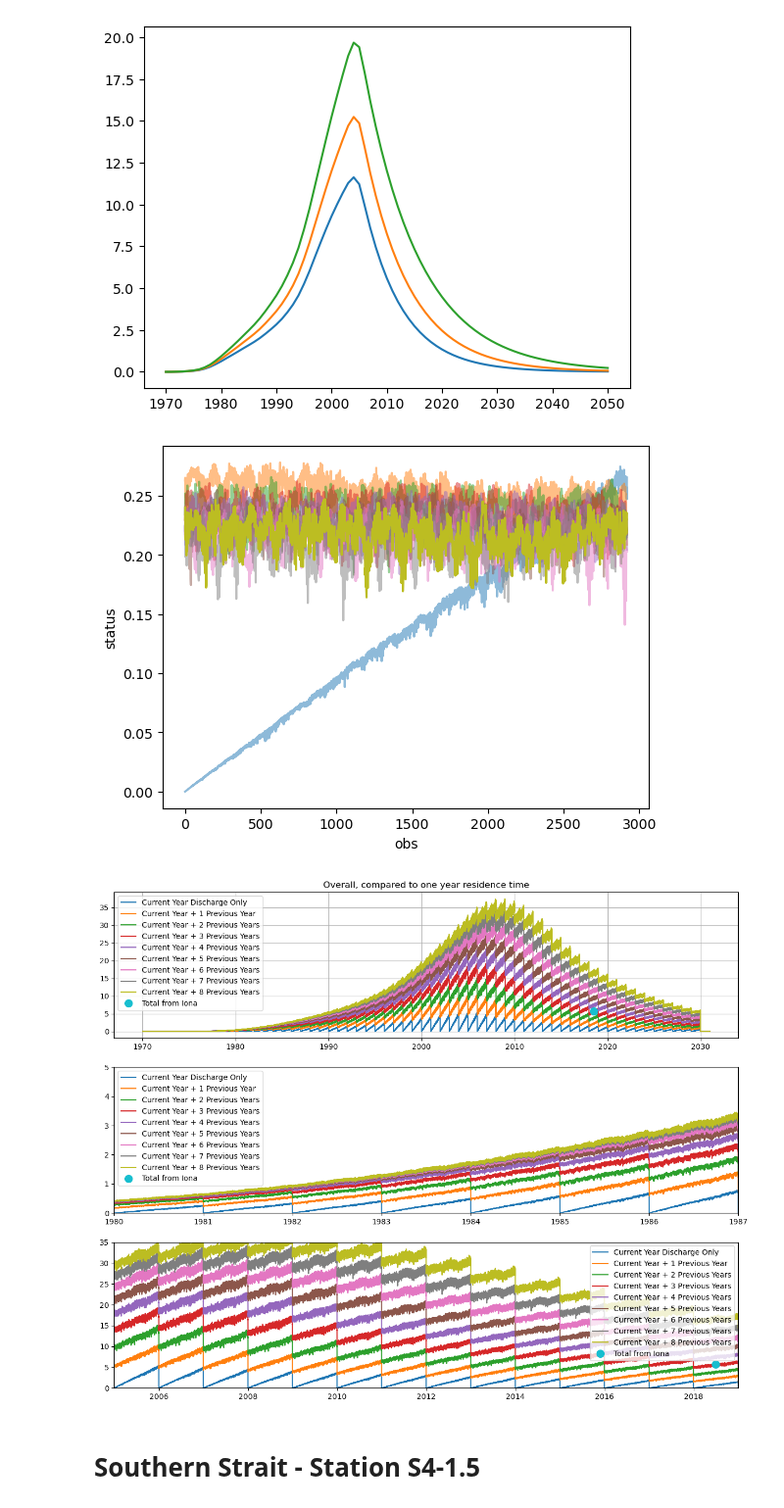
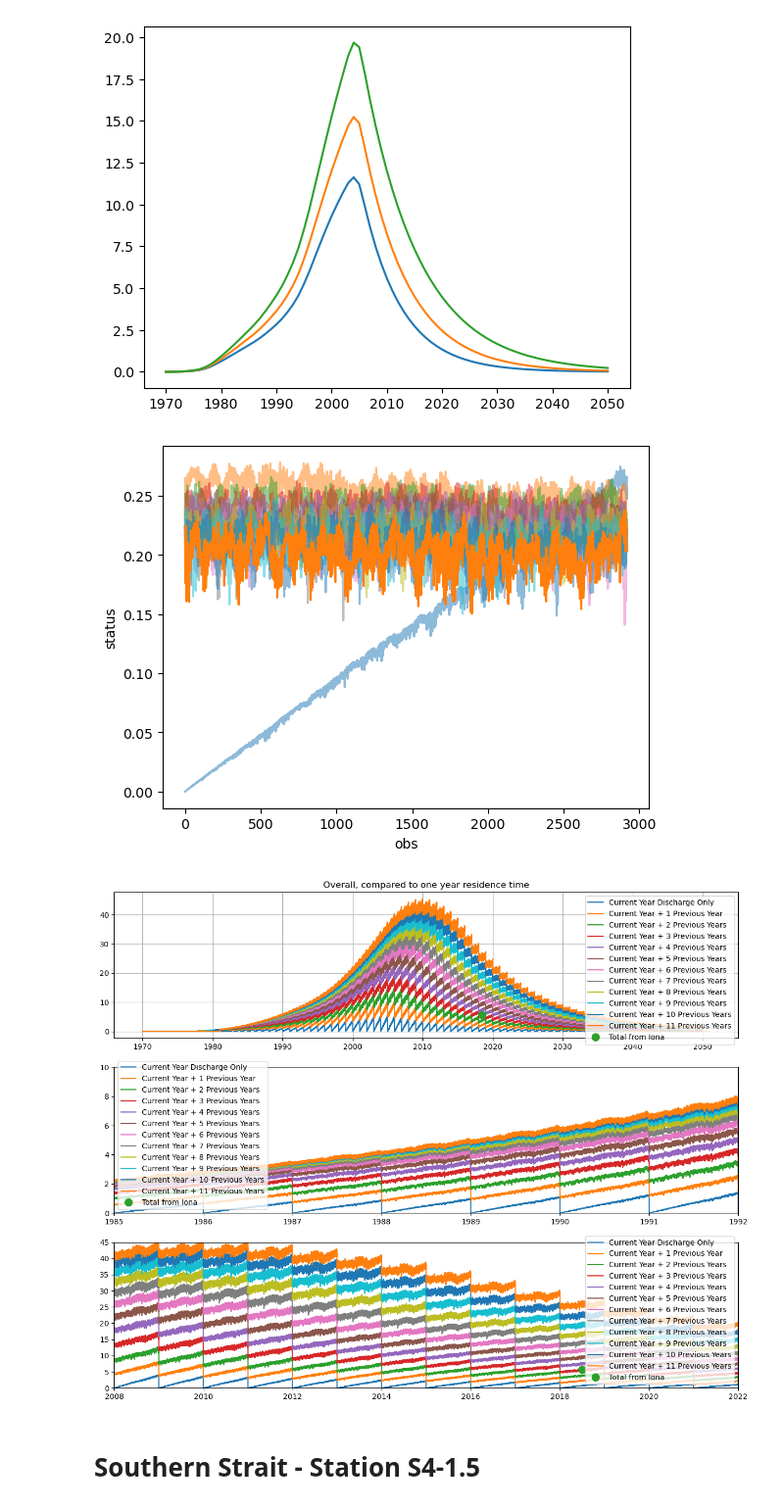
Before and after one commit to SalishSeaCast/analysis-vicente, a Jupyter notebook: Ocean_Parcels/PBDE_simulations/model_time_series_target.ipynb, the cells around one changed output. Shown at 98% size. Saved outputs shown, nothing was run; the diff lists cells and outputs as text; code cells hidden in the pictures.

```diff
--- a/Ocean_Parcels/PBDE_simulations/model_time_series_target.ipynb
+++ b/Ocean_Parcels/PBDE_simulations/model_time_series_target.ipynb
@@ -20,5 +20,10 @@ file_year6 = '/home/vvalenzuela/MOAD/Ocean_Parcels/Results_Final_Versions/Versio
 file_year7 = '/home/vvalenzuela/MOAD/Ocean_Parcels/Results_Final_Versions/Version_4_final/Simulation_V4_year_7.nc'
 file_year8 = '/home/vvalenzuela/MOAD/Ocean_Parcels/Results_Final_Versions/Version_4_final/Simulation_V4_year_8.nc'
 file_year9 = '/home/vvalenzuela/MOAD/Ocean_Parcels/Results_Final_Versions/Version_4_final/Simulation_V4_year_9.nc'
+file_year10 = '/home/vvalenzuela/MOAD/Ocean_Parcels/Results_Final_Versions/Version_4_final/Simulation_V4_year_10.nc'
+file_year11 = '/home/vvalenzuela/MOAD/Ocean_Parcels/Results_Final_Versions/Version_4_final/Simulation_V4_year_11.nc'
+file_year12 = '/home/vvalenzuela/MOAD/Ocean_Parcels/Results_Final_Versions/Version_4_final/Simulation_V4_year_12.nc'
+# %%
+max_year = 2050
 # %%
 output = pd.read_excel('/ocean/vvalenzuela/MOAD/analysis-vicente/Ocean_Parcels/PBDE_simulations/Data_BDE_99_Min_Best_Max.xlsx')
@@ -51,6 +71,9 @@ year6 = xr.open_dataset(file_year6)
 year7 = xr.open_dataset(file_year7)
 year8 = xr.open_dataset(file_year8)
 year9 = xr.open_dataset(file_year9)
+year10 = xr.open_dataset(file_year10)
+year11 = xr.open_dataset(file_year11)
+year12 = xr.open_dataset(file_year12)
 # %%
 def pad_year(year, conversion, ts_full_yr1):
     ts_full_yeard = (year.status == 2).sum(axis=0) * conversion
@@ -70,6 +93,9 @@ ts_full_yr6 = pad_year(year6, conversion, ts_full_yr1)
 ts_full_yr7 = pad_year(year7, conversion, ts_full_yr1)
 ts_full_yr8 = pad_year(year8, conversion, ts_full_yr1)
 ts_full_yr9 = pad_year(year9, conversion, ts_full_yr1)
+ts_full_yr10 = pad_year(year10, conversion, ts_full_yr1)
+ts_full_yr11 = pad_year(year11, conversion, ts_full_yr1)
+ts_full_yr12 = pad_year(year12, conversion, ts_full_yr1)
 # %%
 fig, ax = plt.subplots(1, 1)
 ts_full_yr1.plot(ax=ax, alpha=0.5);
@@ -80,8 +106,11 @@ ax.plot(ts_full_yr5, alpha=0.5);
 ax.plot(ts_full_yr6, alpha=0.5);
 ax.plot(ts_full_yr7, alpha=0.5);
 ax.plot(ts_full_yr8, alpha=0.5);
-ax.plot(ts_full_yr9);
+ax.plot(ts_full_yr9, alpha = .5);
+ax.plot(ts_full_yr10, alpha = .5);
+ax.plot(ts_full_yr11, alpha = .5);
+ax.plot(ts_full_yr12);
 # %% [output]
-[figure, old version]
+[figure, new version]
 # %%
 one_year = 365 * 8
@@ -132,26 +177,30 @@ for year in range(1978, 2030):
 # %%
 fig, axs = plt.subplots(3, 1, figsize=(15, 12))
 for ax in axs:
-    ax.plot(np.arange(1970, 2031, 1/(8*365)), zero_values, label="Current Year Discharge Only");
-    ax.plot(np.arange(1970, 2031, 1/(8*365)), one_values, label="Current Year + 1 Previous Year");
-    ax.plot(np.arange(1970, 2031, 1/(8*365)), two_values, label="Current Year + 2 Previous Years");
-    ax.plot(np.arange(1970, 2031, 1/(8*365)), three_values, label="Current Year + 3 Previous Years")
-    ax.plot(np.arange(1970, 2031, 1/(8*365)), four_values, label="Current Year + 4 Previous Years")
-    ax.plot(np.arange(1970, 2031, 1/(8*365)), five_values, label="Current Year + 5 Previous Years")
-    ax.plot(np.arange(1970, 2031, 1/(8*365)), six_values, label="Current Year + 6 Previous Years")
-    ax.plot(np.arange(1970, 2031, 1/(8*365)), seven_values, label="Current Year + 7 Previous Years")
-    ax.plot(np.arange(1970, 2031, 1/(8*365)), eight_values, label="Current Year + 8 Previous Years")
+    ax.plot(np.arange(1970, max_year+1, 1/(8*365)), zero_values, label="Current Year Discharge Only");
+    ax.plot(np.arange(1970, max_year+1, 1/(8*365)), one_values, label="Current Year + 1 Previous Year");
+    ax.plot(np.arange(1970, max_year+1, 1/(8*365)), two_values, label="Current Year + 2 Previous Years");
+    ax.plot(np.arange(1970, max_year+1, 1/(8*365)), three_values, label="Current Year + 3 Previous Years")
+    ax.plot(np.arange(1970, max_year+1, 1/(8*365)), four_values, label="Current Year + 4 Previous Years")
+    ax.plot(np.arange(1970, max_year+1, 1/(8*365)), five_values, label="Current Year + 5 Previous Years")
+    ax.plot(np.arange(1970, max_year+1, 1/(8*365)), six_values, label="Current Year + 6 Previous Years")
+    ax.plot(np.arange(1970, max_year+1, 1/(8*365)), seven_values, label="Current Year + 7 Previous Years")
+    ax.plot(np.arange(1970, max_year+1, 1/(8*365)), eight_values, label="Current Year + 8 Previous Years")
+    ax.plot(np.arange(1970, max_year+1, 1/(8*365)), nine_values, label="Current Year + 9 Previous Years")
+    ax.plot(np.arange(1970, max_year+1, 1/(8*365)), ten_values, label="Current Year + 10 Previous Years")
+    ax.plot(np.arange(1970, max_year+1, 1/(8*365)), eleven_values, label="Current Year + 11 Previous Years")
+
     ax.plot([2018.5], [71/2.5/5], 'o', markersize=10, label='Total from Iona'); # 2.5 proportion from Iona, 1/5 part from PBDE-99?
     ax.legend();
-axs[1].set_xlim(1980, 1987);
-axs[1].set_ylim(0, 5);
-axs[2].set_xlim(2005, 2019);
-axs[2].set_ylim(0, 35);
+axs[1].set_xlim(1985, 1992);
+axs[1].set_ylim(0, 10);
+axs[2].set_xlim(2008, 2022);
+axs[2].set_ylim(0, 45);
 
 axs[0].grid();
 axs[0].set_title('Overall, compared to one year residence time');
 # %% [output]
-[figure, old version]
+[figure, new version]
 # %% [markdown]
 # Southern Strait - Station S4-1.5
 # %%
```
Also changed, not shown: parts of 9 cells of this notebook, 14 other files.
